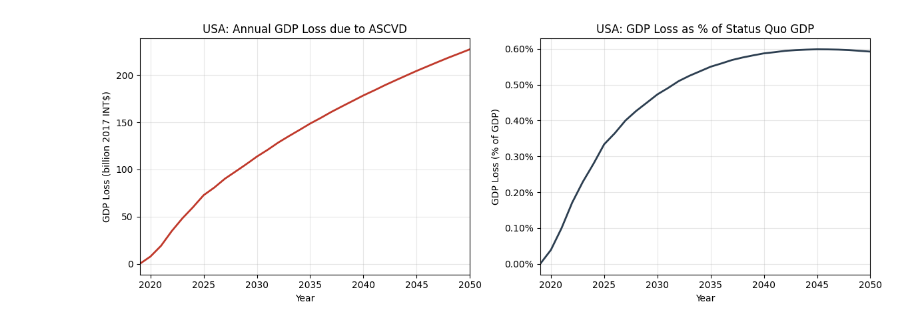
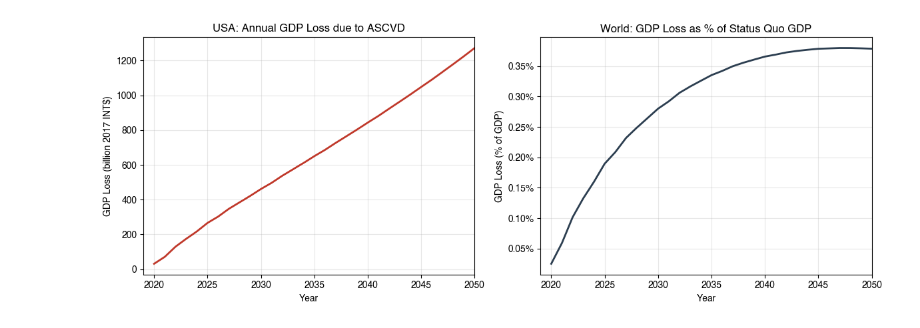
Before and after one commit to CenterforDigitalHealth/ASCVD-Economic-Burden, a Jupyter notebook: generate_figures-trend.ipynb, the cells around one changed output. Drawn from its saved outputs; the diff is of its cells as text; code cells hidden in the pictures.

Commit message:
imputation and plot codes for annual trends / fix fatal error in YLL lower CI

```diff
--- a/generate_figures-trend.ipynb
+++ b/generate_figures-trend.ipynb
@@ -3,8 +6,15 @@ import pandas as pd
 import numpy as np
 import plotly.graph_objects as go
 # %%
-ann_all = pd.read_csv('results/annual_results_all.csv')
+annual_agg = pd.read_csv('results/annual_imputation_aggregate_ALL.csv')
+print(annual_agg.head())
 
 gdp = pd.read_csv('data/GDP_ppp.csv')
-gdp
+gdp_world = (
+    gdp.sum(axis=0, numeric_only=True)
+      .rename_axis('year')
+      .reset_index(name='GDP')
+)
+# gdp_world.name = 'World'
+gdp_world.head()
 # %% [output]
@@ -56,0 +33,13 @@ usa
+# %%
+world_df = annual_agg[(annual_agg['aggregate_name']=='World')
+                      & (annual_agg['disease']=='ASCVD')
+                      & (annual_agg['scenario'] == 'val')].sort_values('year').reset_index(drop=True).copy()
+
+world_df['year'] = pd.to_numeric(world_df['year'], errors='coerce').astype('Int64')
+gdp_world['year'] = pd.to_numeric(gdp_world['year'], errors='coerce').astype('Int64')
+
+world = world_df.merge(gdp_world, on='year', how='left')
+world['GDP_CF'] = world['GDP_loss'] + world['GDP']
+world.drop(columns=['aggregate_level', 'scenario'], inplace=True)
+world.rename(columns={'aggregate_name': 'Country', 'GDP': 'GDP_SQ'}, inplace=True)
+world
@@ -57,32 +106,32 @@ usa
 # %%
 import matplotlib.pyplot as plt
 
 import matplotlib.pyplot as plt
 import matplotlib.ticker as mticker
 
 fig, axes = plt.subplots(1, 2, figsize=(12, 4.5))
 
-years = usa['year'].values
+years = world['year'].values
 
-loss_billion = usa['GDP_loss'].values / 1e9
+loss_billion = world['GDP_loss'].values / 1e9
 axes[0].plot(years, loss_billion, color='#c0392b', linewidth=2)
 axes[0].set_xlabel('Year')
 axes[0].set_ylabel('GDP Loss (billion 2017 INT$)')
 axes[0].set_title('USA: Annual GDP Loss due to ASCVD')
 axes[0].set_xlim(2019, 2050)
 axes[0].grid(alpha=0.3)
 
-loss_pct = (usa['GDP_loss'].values / usa['GDP_SQ'].values) * 100
+loss_pct = (world['GDP_loss'].values / world['GDP_SQ'].values) * 100
 axes[1].plot(years, loss_pct, color='#2c3e50', linewidth=2)
 axes[1].set_xlabel('Year')
 axes[1].set_ylabel('GDP Loss (% of GDP)')
-axes[1].set_title('USA: GDP Loss as % of Status Quo GDP')
+axes[1].set_title('World: GDP Loss as % of Status Quo GDP')
 axes[1].set_xlim(2019, 2050)
 axes[1].grid(alpha=0.3)
 axes[1].yaxis.set_major_formatter(mticker.FormatStrFormatter('%.2f%%'))
 
 plt.tight_layout()
 # plt.savefig('tables/usa_gdp_loss_detail.png', dpi=300, bbox_inches='tight')
 plt.show()
 # %% [output]
-[figure, old version]
+[figure, new version]
```
Also changed, not shown: parts of 11 cells of this notebook, 16 other files.
